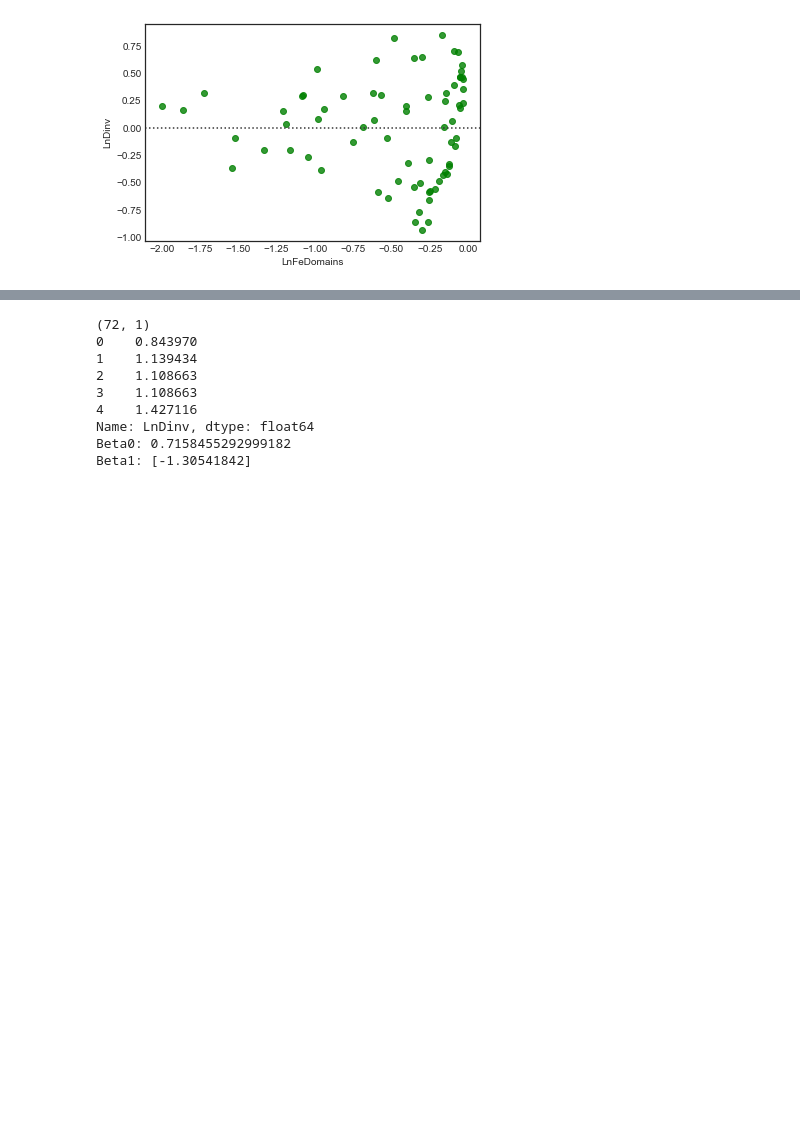
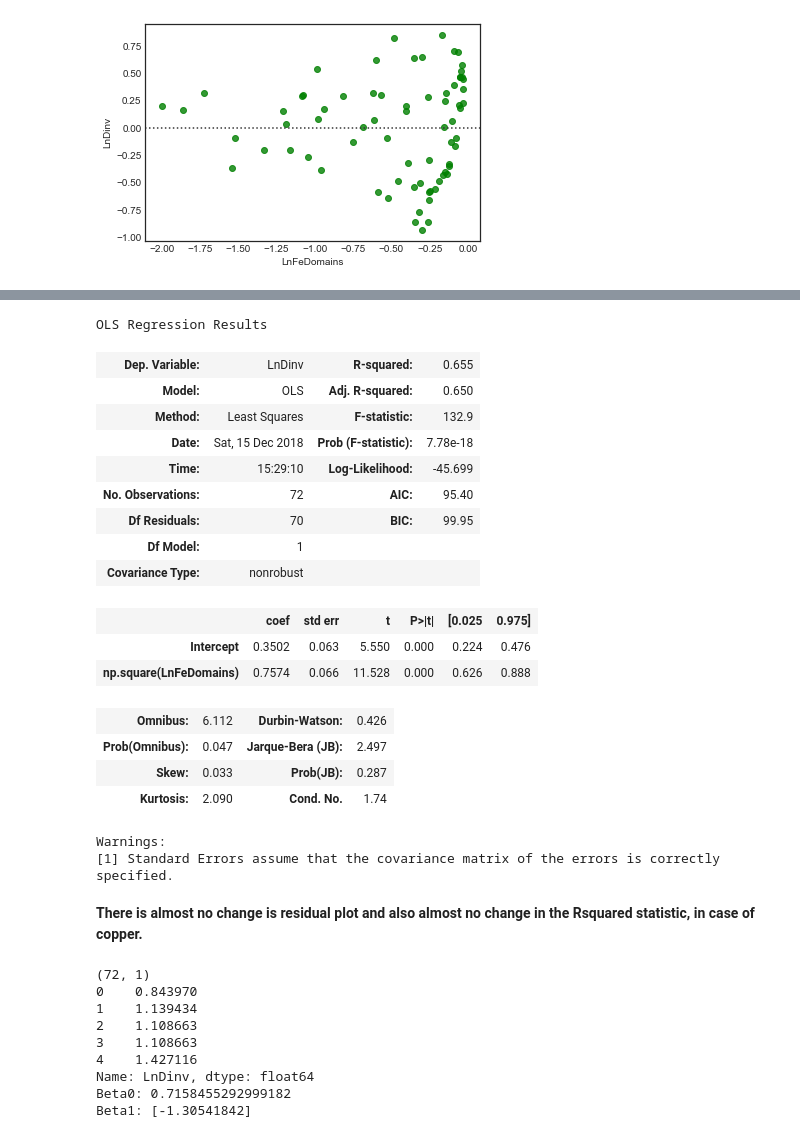
Before and after one commit to AaradhyaSaxena/23-Fractionation-of-elements-between-solid-and-molten-phases-in-multi-component-Fe-Ni-X-systems, a Jupyter notebook: Linear Regression.ipynb, the cells around one changed output, grey strips where cells are left out. Cells and saved outputs as stored; diff of their text form; code cells hidden in the pictures; blank space fills up the shorter version.

```diff
--- a/Linear Regression.ipynb
+++ b/Linear Regression.ipynb
@@ -576,20 +567,0 @@ deficiency with the model, such as a **missing predictor**.
-# %%
-data2 = pd.ExcelFile('ModifiedData/Cu_S-C_del.xlsx')
-print(data.sheet_names)
-df3 = data2.parse('Sheet1')
-df3.head(5)
-
-df4 = df3.drop(['Reference', 'Run #', 'D(Cu)'], axis=1)
-df4.dropna()
-pd.options.display.max_rows = 999
-df4.info()
-
-df4['FeDomains'] = np.exp(df4['LnFeDomains'])
-df4['squaredFeDomains'] = np.square(df4['FeDomains'])
-
-# df4= pd.DataFrame(dict(color=color))
-# colors = {'1':'red', '2':'blue', '3':'green', '6':'black'}
-# plt.plot(df4['FeDomains'],df4['Dinv'], marker='.', linestyle='none', c=df4['Fe-Ni-X'].apply(lambda x: colors[x]))
-
-plt.show()
-df4.head(69)
@@ -981,3 +629,28 @@ plt.show()
+# %%
+est = smf.ols('LnDinv ~ np.square(LnFeDomains)', df2).fit()
+est.summary()
+# %% [output]
+OLS Regression Results
+| Dep. Variable: | LnDinv | R-squared: | 0.655 |
+| Model: | OLS | Adj. R-squared: | 0.650 |
+| Method: | Least Squares | F-statistic: | 132.9 |
+| Date: | Sat, 15 Dec 2018 | Prob (F-statistic): | 7.78e-18 |
+| Time: | 15:29:10 | Log-Likelihood: | -45.699 |
+| No. Observations: | 72 | AIC: | 95.40 |
+| Df Residuals: | 70 | BIC: | 99.95 |
+| Df Model: | 1 |  |  |
+| Covariance Type: | nonrobust |  |  |
+|  | coef | std err | t | P>|t| | [0.025 | 0.975] |
+| Intercept | 0.3502 | 0.063 | 5.550 | 0.000 | 0.224 | 0.476 |
+| np.square(LnFeDomains) | 0.7574 | 0.066 | 11.528 | 0.000 | 0.626 | 0.888 |
+| Omnibus: | 6.112 | Durbin-Watson: | 0.426 |
+| Prob(Omnibus): | 0.047 | Jarque-Bera (JB): | 2.497 |
+| Skew: | 0.033 | Prob(JB): | 0.287 |
+| Kurtosis: | 2.090 | Cond. No. | 1.74 |
+Warnings:
+[1] Standard Errors assume that the covariance matrix of the errors is correctly specified.
+# %% [markdown]
+**There is almost no change is residual plot and also almost no change in the Rsquared statistic, in case of copper.**
 # %%
 # Regression coefficients (Ordinary Least Squares)
 regr = skl_lm.LinearRegression()
```
Also changed, not shown: parts of 47 cells of this notebook, 4 other files.
